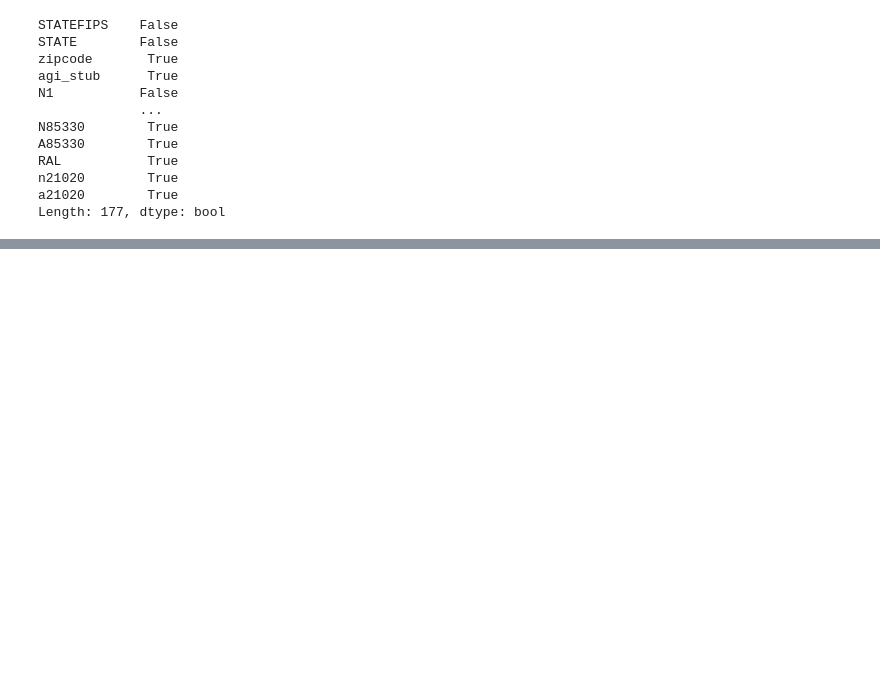
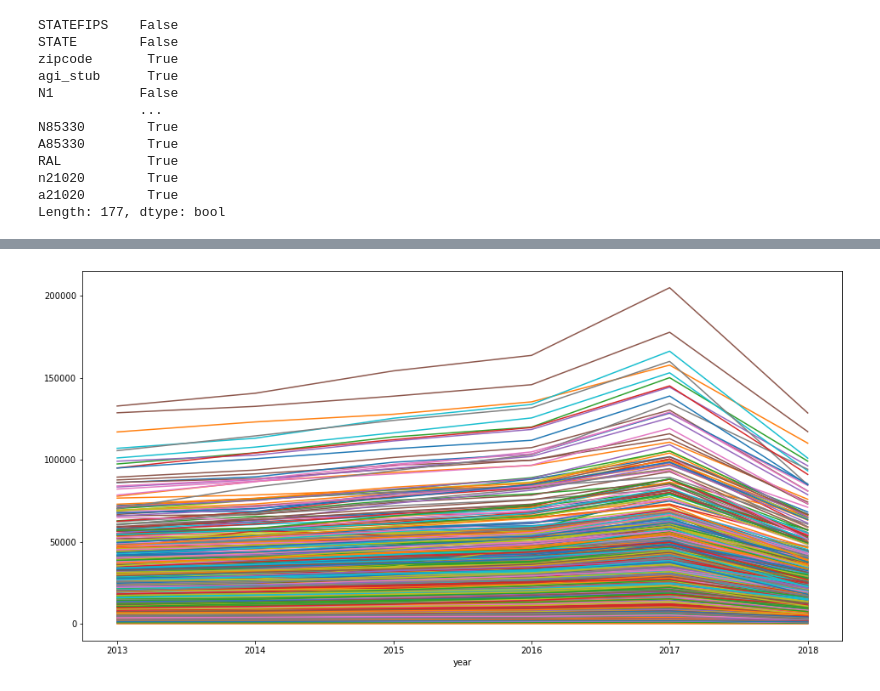
Before and after one commit to Skipp-py/NYCDSA_Capstone, a Jupyter notebook: Cherie/irs_eda1.ipynb, the cells around one changed output, grey strips where cells are left out. Saved outputs shown, nothing was run; the diff lists cells and outputs as text; code cells hidden in the pictures; blank space fills up the shorter version.

```diff
--- a/Cherie/irs_eda1.ipynb
+++ b/Cherie/irs_eda1.ipynb
@@ -129,0 +155,6 @@ soi2_ca.to_csv("./data/soi_ca_allzips.csv")
+# %%
+import matplotlib.pyplot as plt
+for i in range(metro_tax_wide.shape[1]):
+    metro_tax_wide.iloc[:,i].plot(figsize = (16,8))
+# %% [output]
+[figure, added]
```
Also changed, not shown: parts of 17 cells of this notebook.
